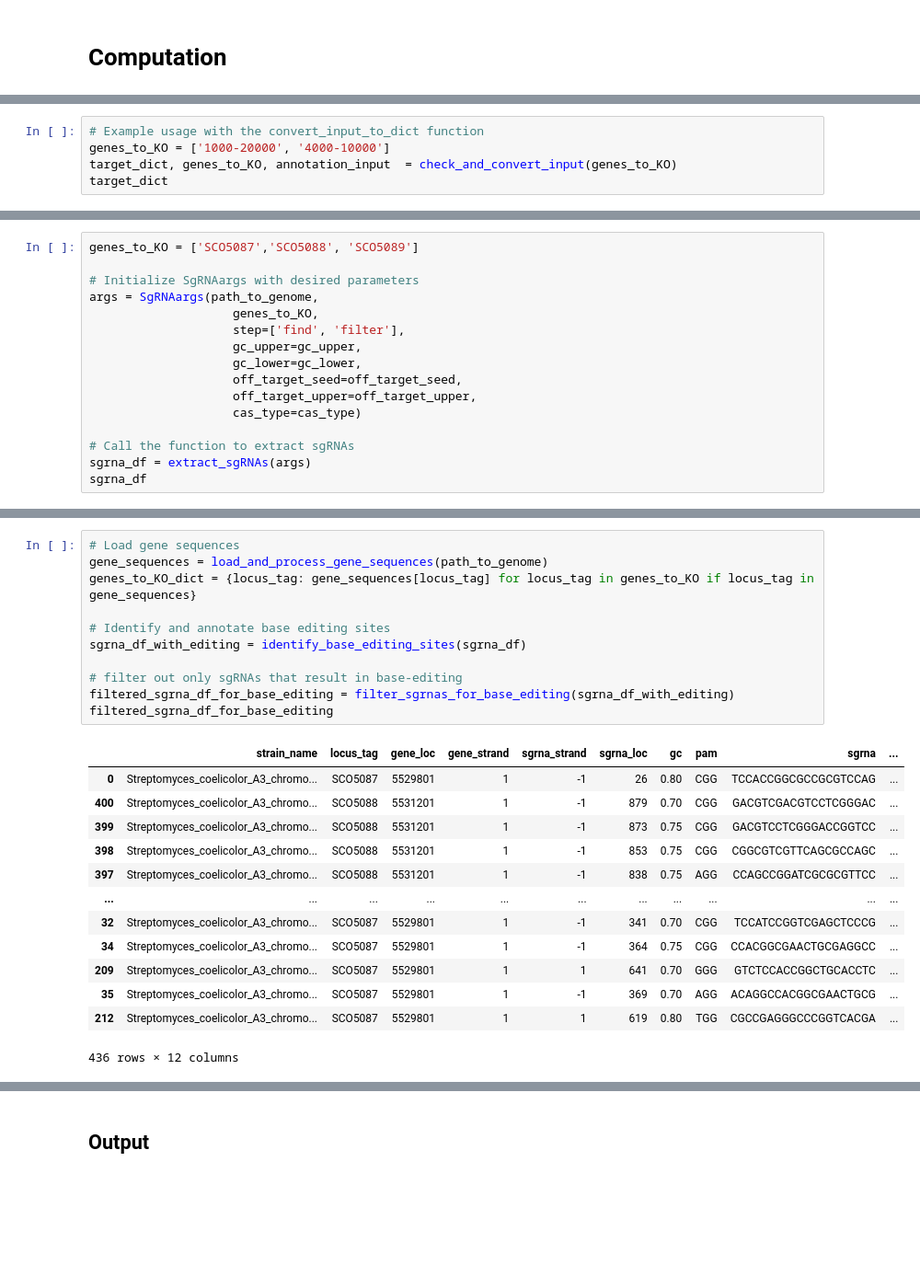
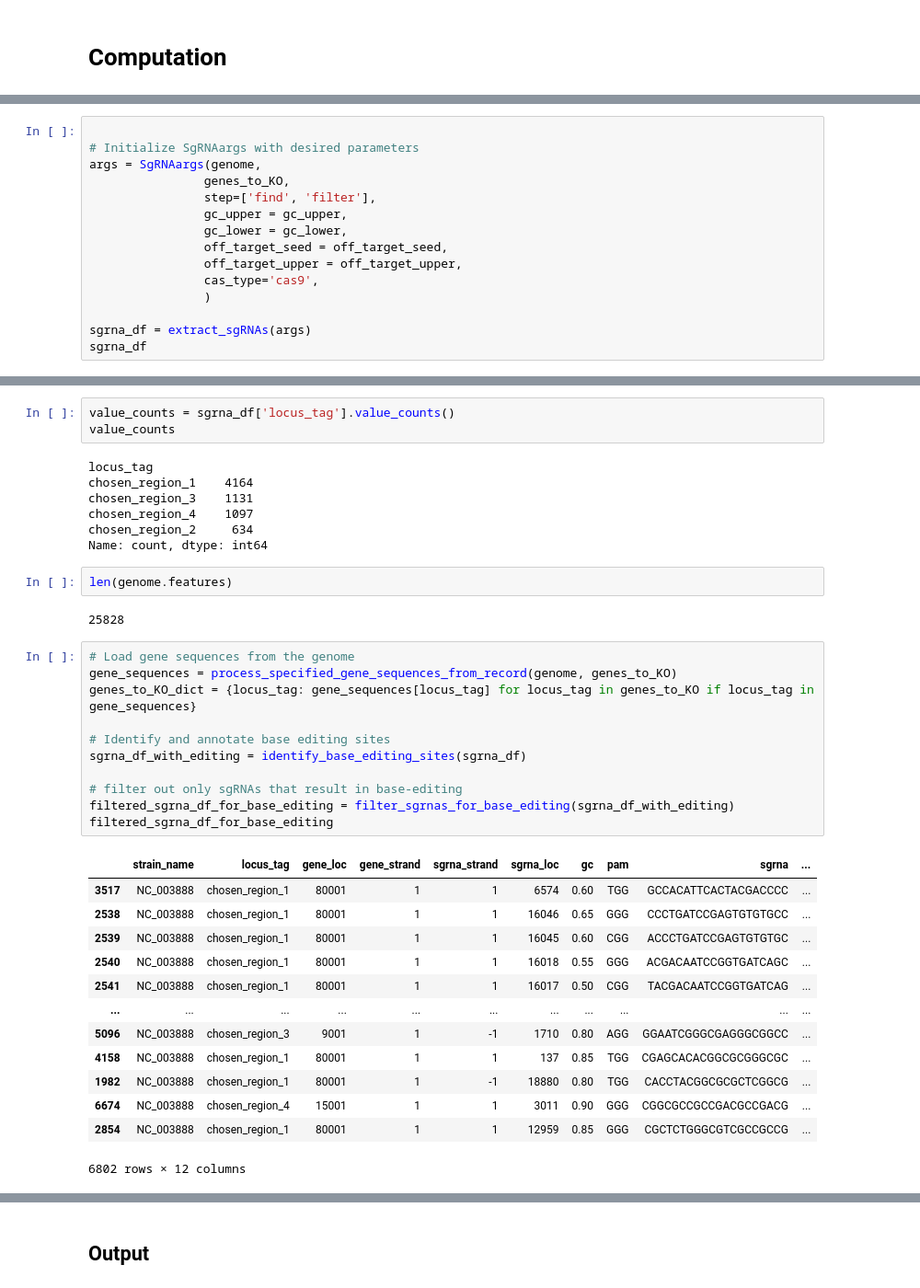
Before and after one commit to hiyama341/streptocad, a Jupyter notebook: notebooks/app_workflows/W2_CRISPR-BEST-single.ipynb, the cells around one changed output, grey strips where cells are left out. Shown at 92% size. Cells and saved outputs as stored; diff of their text form; blank space fills up the shorter version.

```diff
--- a/notebooks/app_workflows/W2_CRISPR-BEST-single.ipynb
+++ b/notebooks/app_workflows/W2_CRISPR-BEST-single.ipynb
@@ -76,5 +73,0 @@ Dseqrecord(-8667507)
-# %%
-# Example usage with the convert_input_to_dict function
-genes_to_KO = ['1000-20000', '4000-10000']
-target_dict, genes_to_KO, annotation_input  = check_and_convert_input(genes_to_KO)
-target_dict
@@ -90,0 +141,15 @@ True
+# %%
+
+# Initialize SgRNAargs with desired parameters
+args = SgRNAargs(genome,
+                genes_to_KO,
+                step=['find', 'filter'],
+                gc_upper = gc_upper,
+                gc_lower = gc_lower,
+                off_target_seed = off_target_seed,
+                off_target_upper = off_target_upper,
+                cas_type='cas9',
+                )
+
+sgrna_df = extract_sgRNAs(args)
+sgrna_df
@@ -152,16 +226,0 @@ Index: []
-# %%
-genes_to_KO = ['SCO5087','SCO5088', 'SCO5089']
-
-# Initialize SgRNAargs with desired parameters
-args = SgRNAargs(path_to_genome,
-                    genes_to_KO,
-                    step=['find', 'filter'],
-                    gc_upper=gc_upper,
-                    gc_lower=gc_lower,
-                    off_target_seed=off_target_seed,
-                    off_target_upper=off_target_upper,
-                    cas_type=cas_type)
-
-# Call the function to extract sgRNAs
-sgrna_df = extract_sgRNAs(args)
-sgrna_df
@@ -195,28 +227,42 @@ sgRNA generated were outside the designated border in SCO5089. To incorporate th
+# %%
+value_counts = sgrna_df['locus_tag'].value_counts()
+value_counts
+# %% [output]
+locus_tag
+chosen_region_1    4164
+chosen_region_3    1131
+chosen_region_4    1097
+chosen_region_2     634
+Name: count, dtype: int64
+# %%
+len(genome.features)
+# %% [output]
+25828
 # %%
-# Load gene sequences
-gene_sequences = load_and_process_gene_sequences(path_to_genome)
+# Load gene sequences from the genome
+gene_sequences = process_specified_gene_sequences_from_record(genome, genes_to_KO)
 genes_to_KO_dict = {locus_tag: gene_sequences[locus_tag] for locus_tag in genes_to_KO if locus_tag in gene_sequences}
 
 # Identify and annotate base editing sites
 sgrna_df_with_editing = identify_base_editing_sites(sgrna_df)
 
 # filter out only sgRNAs that result in base-editing
 filtered_sgrna_df_for_base_editing = filter_sgrnas_for_base_editing(sgrna_df_with_editing)
 filtered_sgrna_df_for_base_editing
 # %% [output]
 |  | strain_name | locus_tag | gene_loc | gene_strand | sgrna_strand | sgrna_loc | gc | pam | sgrna | ... |
-| 0 | Streptomyces_coelicolor_A3_chromo... | SCO5087 | 5529801 | 1 | -1 | 26 | 0.80 | CGG | TCCACCGGCGCCGCGTCCAG | ... |
-| 400 | Streptomyces_coelicolor_A3_chromo... | SCO5088 | 5531201 | 1 | -1 | 879 | 0.70 | CGG | GACGTCGACGTCCTCGGGAC | ... |
-| 399 | Streptomyces_coelicolor_A3_chromo... | SCO5088 | 5531201 | 1 | -1 | 873 | 0.75 | CGG | GACGTCCTCGGGACCGGTCC | ... |
-| 398 | Streptomyces_coelicolor_A3_chromo... | SCO5088 | 5531201 | 1 | -1 | 853 | 0.75 | CGG | CGGCGTCGTTCAGCGCCAGC | ... |
-| 397 | Streptomyces_coelicolor_A3_chromo... | SCO5088 | 5531201 | 1 | -1 | 838 | 0.75 | AGG | CCAGCCGGATCGCGCGTTCC | ... |
+| 3517 | NC_003888 | chosen_region_1 | 80001 | 1 | 1 | 6574 | 0.60 | TGG | GCCACATTCACTACGACCCC | ... |
+| 2538 | NC_003888 | chosen_region_1 | 80001 | 1 | 1 | 16046 | 0.65 | GGG | CCCTGATCCGAGTGTGTGCC | ... |
+| 2539 | NC_003888 | chosen_region_1 | 80001 | 1 | 1 | 16045 | 0.60 | CGG | ACCCTGATCCGAGTGTGTGC | ... |
+| 2540 | NC_003888 | chosen_region_1 | 80001 | 1 | 1 | 16018 | 0.55 | GGG | ACGACAATCCGGTGATCAGC | ... |
+| 2541 | NC_003888 | chosen_region_1 | 80001 | 1 | 1 | 16017 | 0.50 | CGG | TACGACAATCCGGTGATCAG | ... |
 | ... | ... | ... | ... | ... | ... | ... | ... | ... | ... | ... |
-| 32 | Streptomyces_coelicolor_A3_chromo... | SCO5087 | 5529801 | 1 | -1 | 341 | 0.70 | CGG | TCCATCCGGTCGAGCTCCCG | ... |
-| 34 | Streptomyces_coelicolor_A3_chromo... | SCO5087 | 5529801 | 1 | -1 | 364 | 0.75 | CGG | CCACGGCGAACTGCGAGGCC | ... |
-| 209 | Streptomyces_coelicolor_A3_chromo... | SCO5087 | 5529801 | 1 | 1 | 641 | 0.70 | GGG | GTCTCCACCGGCTGCACCTC | ... |
-| 35 | Streptomyces_coelicolor_A3_chromo... | SCO5087 | 5529801 | 1 | -1 | 369 | 0.70 | AGG | ACAGGCCACGGCGAACTGCG | ... |
-| 212 | Streptomyces_coelicolor_A3_chromo... | SCO5087 | 5529801 | 1 | 1 | 619 | 0.80 | TGG | CGCCGAGGGCCCGGTCACGA | ... |
+| 5096 | NC_003888 | chosen_region_3 | 9001 | 1 | -1 | 1710 | 0.80 | AGG | GGAATCGGGCGAGGGCGGCC | ... |
+| 4158 | NC_003888 | chosen_region_1 | 80001 | 1 | 1 | 137 | 0.85 | TGG | CGAGCACACGGCGCGGGCGC | ... |
+| 1982 | NC_003888 | chosen_region_1 | 80001 | 1 | -1 | 18880 | 0.80 | TGG | CACCTACGGCGCGCTCGGCG | ... |
+| 6674 | NC_003888 | chosen_region_4 | 15001 | 1 | 1 | 3011 | 0.90 | GGG | CGGCGCCGCCGACGCCGACG | ... |
+| 2854 | NC_003888 | chosen_region_1 | 80001 | 1 | 1 | 12959 | 0.85 | GGG | CGCTCTGGGCGTCGCCGCCG | ... |
-436 rows × 12 columns
+6802 rows × 12 columns
 # %%
 # Process the DataFrame to apply C-to-T mutations
 mutated_sgrna_df = process_base_editing(filtered_sgrna_df_for_base_editing,
```
Also changed, not shown: parts of 21 cells of this notebook, 2 other files.
